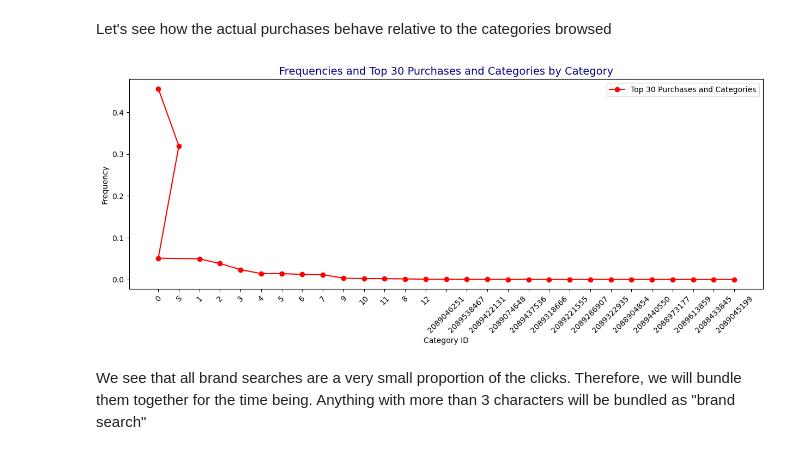
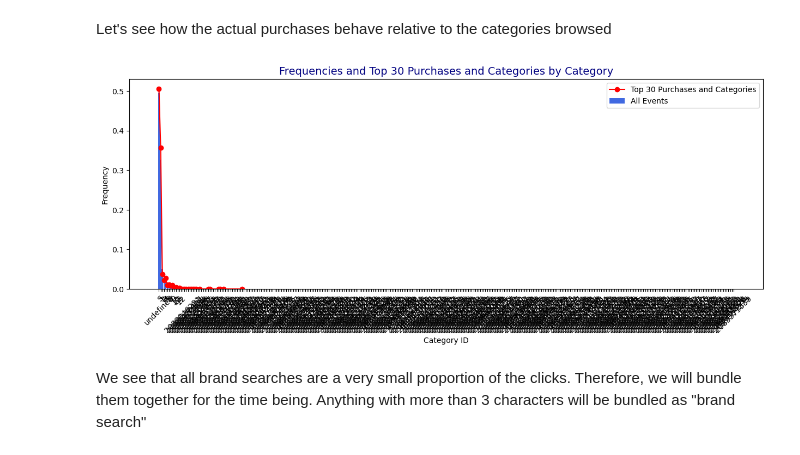
Before and after one commit to Bernardo-giff/imperial_digital_marketing, a Jupyter notebook: Prediction_algorithm.ipynb, the cells around one changed output. Cells and saved outputs as stored; diff of their text form; code cells hidden in the pictures.

```diff
--- a/Prediction_algorithm.ipynb
+++ b/Prediction_algorithm.ipynb
@@ -97,38 +97,38 @@ Let's see how the actual purchases behave relative to the categories browsed
 purchase_df = stream_df[stream_df['flg_is_purchase']]
 
 # Get the top 30 purchased products
 top_purchased_products = purchase_df['category'].value_counts().nlargest(30).index
 
 # Filter purchase_df to include only the top 30 purchased products
 purchase_df_top30 = purchase_df[purchase_df['category'].isin(top_purchased_products)]
 
 # Get the top 30 categories associated with the top purchased products
 top_categories = purchase_df_top30['category'].value_counts().nlargest(30).index
 
 # Filter purchase_df_top30 to include only the top 30 categories
 purchase_df_top30_categories = purchase_df_top30[purchase_df_top30['category'].isin(top_categories)]
 
 # Plot both frequencies and purchase frequencies
 plt.figure(figsize=(15, 5))
 
-# # Plot of frequencies as bars
-# categories_frequency = stream_df['category'].value_counts().sort_values(ascending=False)
-# categories_frequency = categories_frequency / stream_df.shape[0]
-# plt.bar(categories_frequency.index.astype(str), categories_frequency.values, color='royalblue', label='All Events')
+# Plot of frequencies as bars
+categories_frequency = stream_df['category'].value_counts().sort_values(ascending=False)
+categories_frequency = categories_frequency / stream_df.shape[0]
+plt.bar(categories_frequency.index.astype(str), categories_frequency.values, color='royalblue', label='All Events')
 
 # Plot of purchase frequencies as a line
 purchase_categories_frequency = purchase_df_top30_categories['category'].value_counts().sort_values(ascending=False)
 purchase_categories_frequency = purchase_categories_frequency / purchase_df_top30_categories.shape[0]
 plt.plot(purchase_categories_frequency.index.astype(str), purchase_categories_frequency.values, color='red', marker='o', label='Top 30 Purchases and Categories')
 
 plt.title('Frequencies and Top 30 Purchases and Categories by Category', color='navy', size=14)
 plt.xlabel('Category ID')
 plt.xticks(rotation=45)
 plt.ylabel('Frequency')
 plt.legend()
 plt.show()
 # %% [output]
-[figure, old version]
+[figure, new version]
 # %% [markdown]
 We see that all brand searches are a very small proportion of the clicks. Therefore, we will bundle them together for the time being. Anything with more than 3 characters will be bundled as "brand search"
 # %%
```
Also changed, not shown: parts of 7 cells of this notebook.
